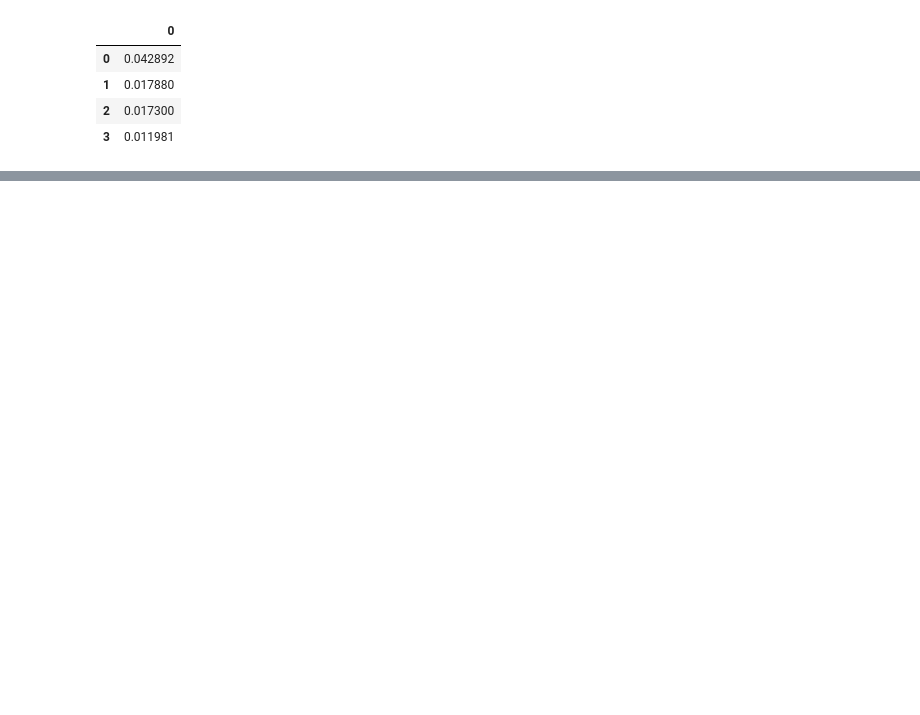
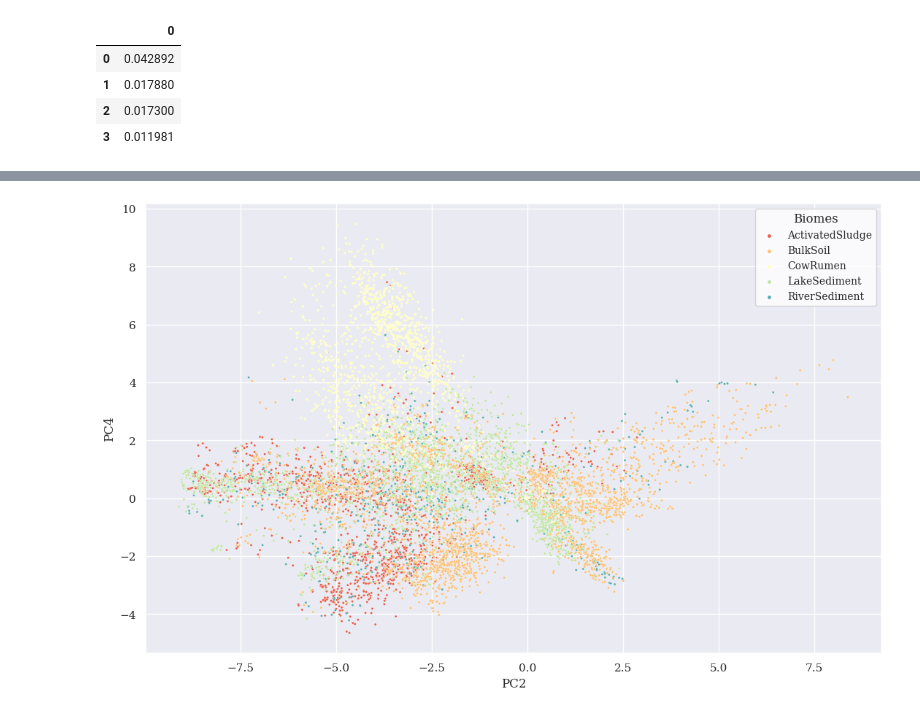
Before and after one commit to jtdocter27/EcoDr, a Jupyter notebook: EnCen/Figures for paper/figures.ipynb, the cells around one changed output, grey strips where cells are left out. Drawn from its saved outputs; the diff is of its cells as text; code cells hidden in the pictures; blank space fills up the shorter version.

```diff
--- a/EnCen/Figures for paper/figures.ipynb
+++ b/EnCen/Figures for paper/figures.ipynb
@@ -189,0 +215,6 @@ plt.show
+# %%
+x_pca = pd.DataFrame(pca_result.transform(x)) #projects x into the original dataseta
+x_pca
+biome = pd.DataFrame(binary['Biome'].values)
+x_pca['Biome'] = biome
+x_pca
@@ -189,0 +235,12 @@ plt.show
+# %%
+sns.set_context(context = 'paper')
+sns.set_theme(font='serif')
+plt.figure(figsize=(13,8))
+sns.scatterplot(data= x_pca, x = 1, y= 3, alpha=1, s=5, hue='Biome', legend='brief', palette='Spectral')
+plt.legend(title="Biomes", fontsize='small', markerscale=0.4, facecolor='white')  # Smaller legend text and marker size
+plt.xlabel('PC2')
+plt.ylabel('PC4')
+plt.grid(True)
+plt.show()
+# %% [output]
+[figure, added]
```
Also changed, not shown: parts of 12 cells of this notebook.
